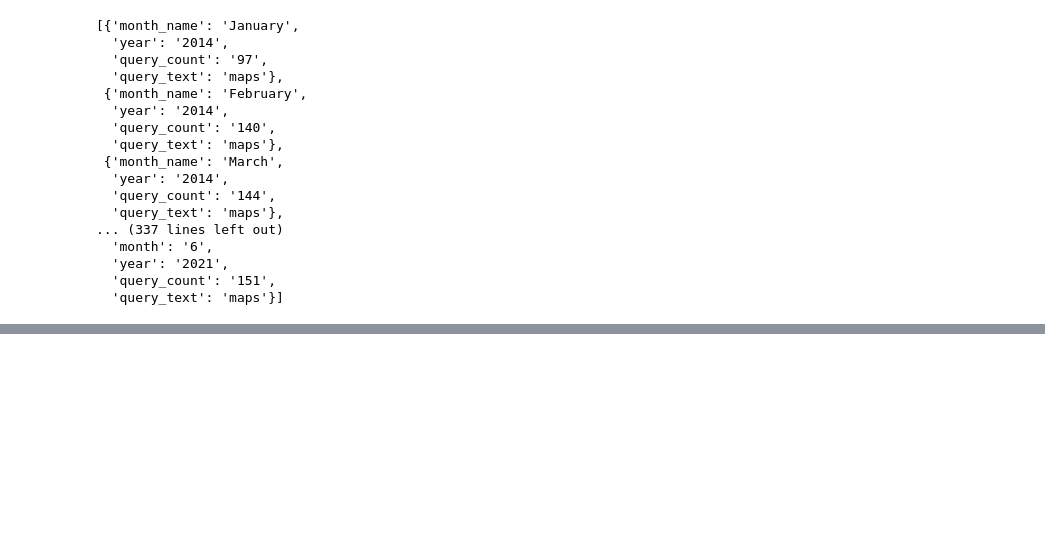
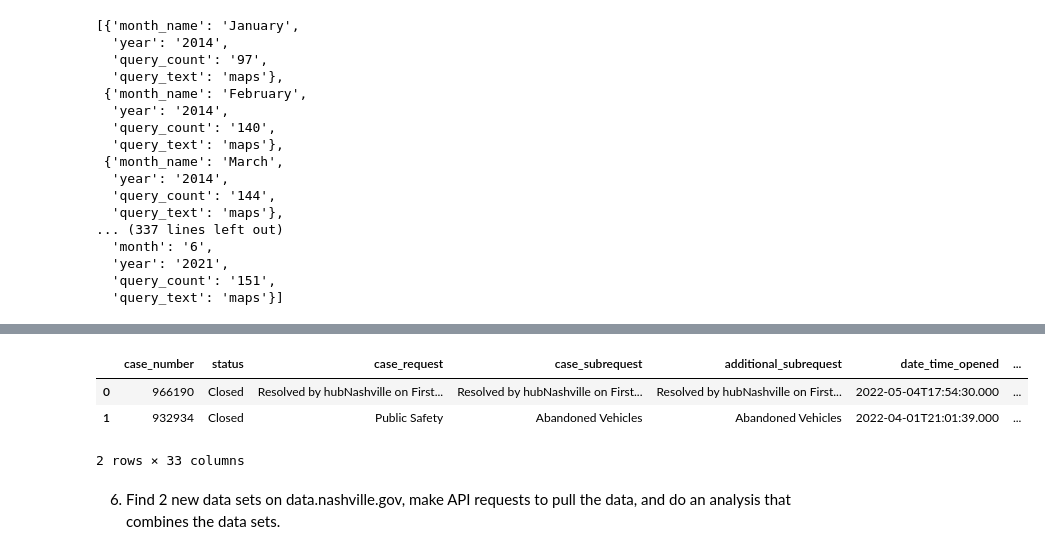
Before and after one commit to Brf0001/socrata_api-Brf0001, a Jupyter notebook: notebook/API's+practice.ipynb, the cells around one changed output, grey strips where cells are left out. Saved outputs shown, nothing was run; the diff lists cells and outputs as text; code cells hidden in the pictures; blank space fills up the shorter version.

```diff
--- a/notebook/API's+practice.ipynb
+++ b/notebook/API's+practice.ipynb
@@ -194,0 +218,13 @@ res4_tab.pivot_table
+# %%
+res5 = response5.json()
+# %%
+res5_tab = pd.DataFrame(res5)
+# %%
+res5_tab.head(2)
+# %% [output]
+|  | case_number | status | case_request | case_subrequest | additional_subrequest | date_time_opened | ... |
+| 0 | 966190 | Closed | Resolved by hubNashville on First... | Resolved by hubNashville on First... | Resolved by hubNashville on First... | 2022-05-04T17:54:30.000 | ... |
+| 1 | 932934 | Closed | Public Safety | Abandoned Vehicles | Abandoned Vehicles | 2022-04-01T21:01:39.000 | ... |
+2 rows × 33 columns
+# %% [markdown]
+6. Find 2 new data sets on data.nashville.gov, make API requests to pull the data, and do an analysis that combines the data sets.
```
Also changed, not shown: parts of 27 cells of this notebook.
